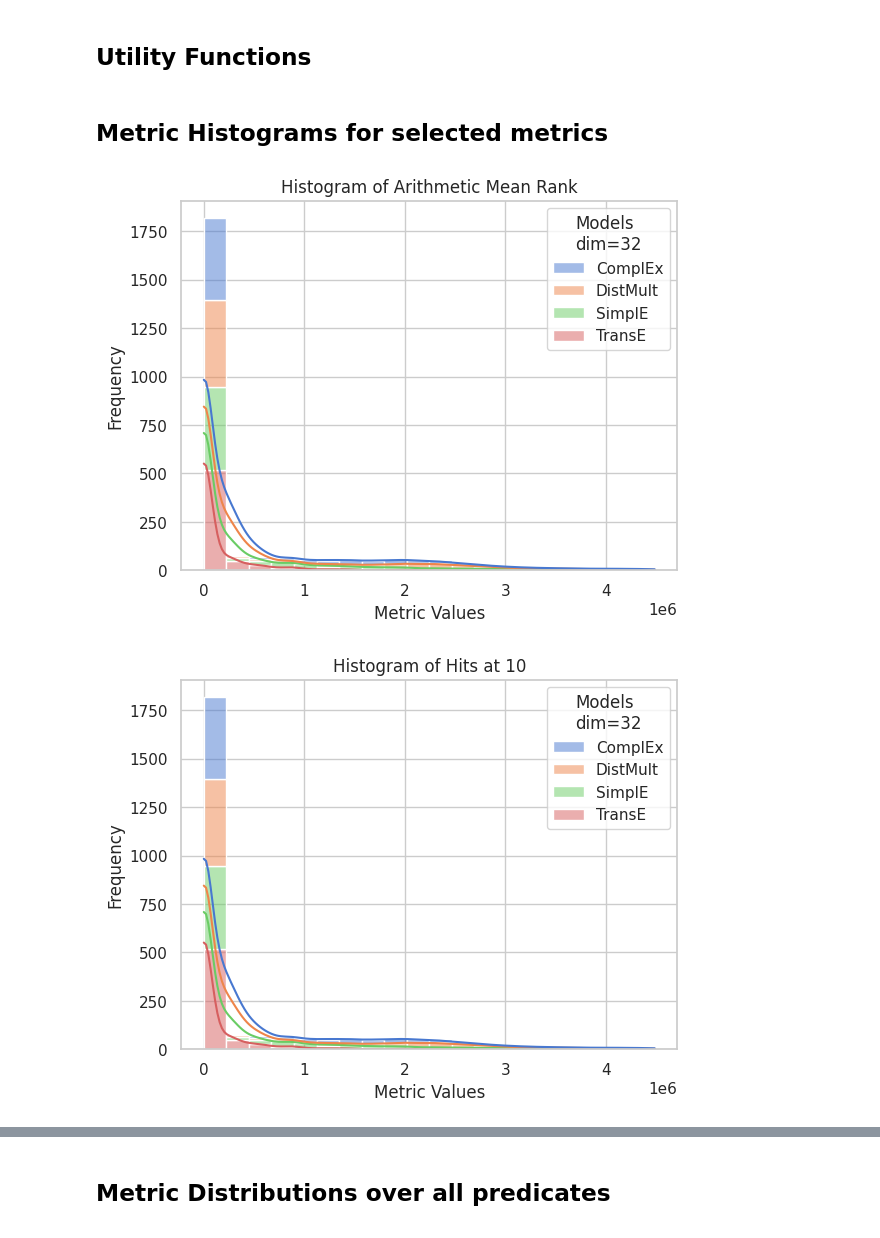
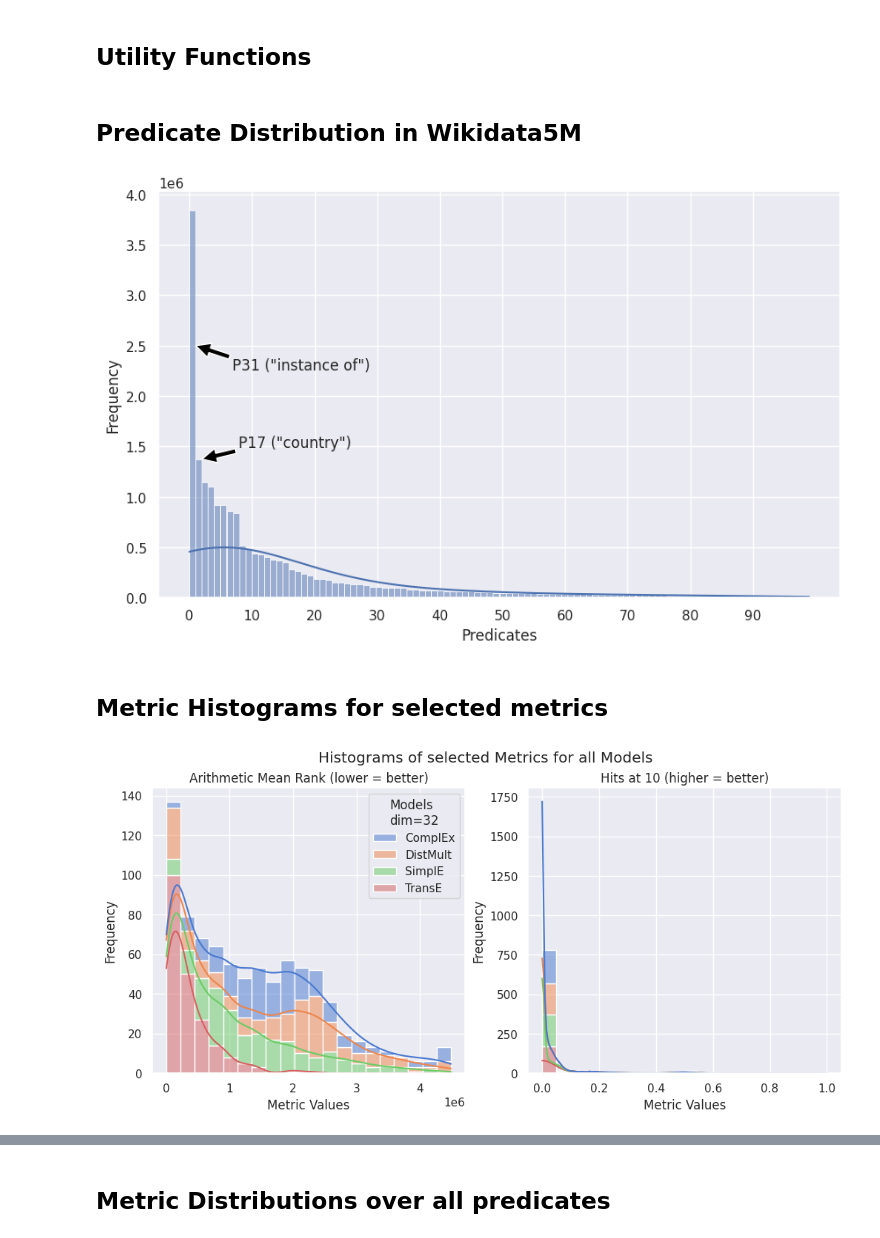
Before and after one commit to mortenterhart/KGE_Query_Completion, a Jupyter notebook: compare_example_predicates.ipynb, the cells around one changed output, grey strips where cells are left out. Cells and saved outputs as stored; diff of their text form; code cells hidden in the pictures.

Commit message:
Update plots for metric histograms and distributions, predicate selection and object counts

```diff
--- a/compare_example_predicates.ipynb
+++ b/compare_example_predicates.ipynb
@@ -114,39 +120,87 @@ def set_plot_legend_texts(plot_ax, legend_title, legend_labels):
 
     for lt, label in zip(legend.texts, legend_labels):
         lt.set_text(label)
+# %% [markdown]
+## Predicate Distribution in Wikidata5M
+# %%
+def plot_predicate_frequencies(triples_df):
+    p_frequencies = triples_df.value_counts(['P'], sort=True).reset_index()
+    p_frequencies = p_frequencies.reset_index()
+
+    num_bins = 100
+
+    plt.figure(figsize=(10, 6))
+    ax = sns.histplot(data=p_frequencies.iloc[:num_bins], x='index', weights='count', bins=num_bins, kde=True)
+
+    xtick_distance = 10
+    xticks = np.arange(0, num_bins, xtick_distance)
+    ax.set_xticks(xticks)
+    ax.set_xticklabels(xticks)
+
+    #ax.set_title('Most frequent Predicates in Wikidata5M')
+    ax.set_xlabel('Predicates')
+    ax.set_ylabel('Frequency')
+
+    most_freq_pred = p_frequencies.iloc[0]['P']
+    annotate_text = f'{most_freq_pred} ("{get_wikidata_property_labels([most_freq_pred])[most_freq_pred]}")'
+    ax.annotate(annotate_text, xy=(1, 2.5e6), xytext=(30, -20), textcoords='offset points', arrowprops=dict(facecolor='black'))
+
+    second_most_freq = p_frequencies.iloc[1]
+    second_most_freq_pred = second_most_freq['P']
+    annotate_text = f'{second_most_freq_pred} ("{get_wikidata_property_labels([second_most_freq_pred])[second_most_freq_pred]}")'
+    ax.annotate(annotate_text, xy=(2, second_most_freq['count']), xytext=(30, 10), textcoords='offset points', arrowprops=dict(facecolor='black'))
+
+    plt.savefig('../kge-thesis/images/experiments/wikidata5m_most_frequent_predicates.pdf', bbox_inches='tight')
+    plt.show()
+
+
+plot_predicate_frequencies(wikidata5m_train)
+# %% [output]
+[figure, added]
 # %% [markdown]
 ## Metric Histograms for selected metrics
 # %%
-def plot_metric_histogram(metrics_df, metric_name, embedding_dim=32):
+def plot_metric_histogram(predicate_metrics, metric_name, embedding_dim=32):
     sns.set_theme(style=SEABORN_THEME)
 
-    models_list = metrics_df['model'].sort_values().unique()
+    mean_ranks_df = predicate_metrics[predicate_metrics['Metric'] == 'arithmetic_mean_rank']
+    hits_at_k_df = predicate_metrics[predicate_metrics['Metric'] == 'hits_at_10']
+
+    models_list = mean_ranks_df['model'].sort_values().unique()
     metric_label = get_metric_label(metric_name)
     model_labels = ['ComplEx', 'DistMult', 'SimplE', 'TransE']
+    model_colors = sns.color_palette(palette='muted')[:4]
 
     if 'complex' not in models_list:
-        model_labels = ['DistMult', 'SimplE', 'TransE']
+        model_labels = model_labels[1:]
+        model_colors = model_colors[1:]
+
+    fig, axs = plt.subplots(1, 2, figsize=(12, 5), sharey=False)
+    fig.suptitle('Histograms of selected Metrics for all Models')
 
     # Create a joint plot
-    sns.set(style="whitegrid")
-    ax = sns.histplot(data=metrics_df, x='Value', hue='model', bins=20, kde=True, multiple="stack", palette="muted")
+    sns.histplot(data=mean_ranks_df, ax=axs[0], x='Value', hue='model', bins=20, kde=True, multiple='stack', palette=model_colors)
+    axs[0].set(title='Arithmetic Mean Rank (lower = better)', xlabel='Metric Values', ylabel='Frequency')
+
+    sns.histplot(data=hits_at_k_df, ax=axs[1], x='Value', hue='model', bins=20, kde=True, multiple='stack', palette=model_colors, legend=False)
+    axs[1].set(title='Hits at 10 (higher = better)', xlabel='Metric Values', ylabel='Frequency')
 
     # Change legend labels and title to capitalized names
-    set_plot_legend_texts(ax, f'Models\ndim={embedding_dim}', model_labels)
+    set_plot_legend_texts(axs[0], f'Models\ndim={embedding_dim}', model_labels)
 
     # Add titles and labels
-    plt.title(f'Histogram of {metric_label}')
-    plt.xlabel('Metric Values')
-    plt.ylabel('Frequency')
+    #plt.title(f'Histogram of {metric_label}')
+    #plt.xlabel('Metric Values')
+    #plt.ylabel('Frequency')
 
     # Show the plot
+    plt.savefig(f'../kge-thesis/images/experiments/dim{embedding_dim}_metric_histograms.pdf', bbox_inches='tight')
     plt.show()
 
 
 plot_metric_histogram(dim32_predicate_metrics, 'arithmetic_mean_rank', embedding_dim=32)
-plot_metric_histogram(dim32_predicate_metrics, 'hits_at_10', embedding_dim=32)
+# plot_metric_histogram(dim32_predicate_metrics, 'hits_at_10', embedding_dim=32)
 # %% [output]
-[figure, old version]
+[figure, new version]
-[figure, removed]
 # %%
 plot_metric_histogram(dim512_predicate_metrics, 'arithmetic_mean_rank', embedding_dim=512)
```
Also changed, not shown: parts of 19 cells of this notebook, 24 other files.
